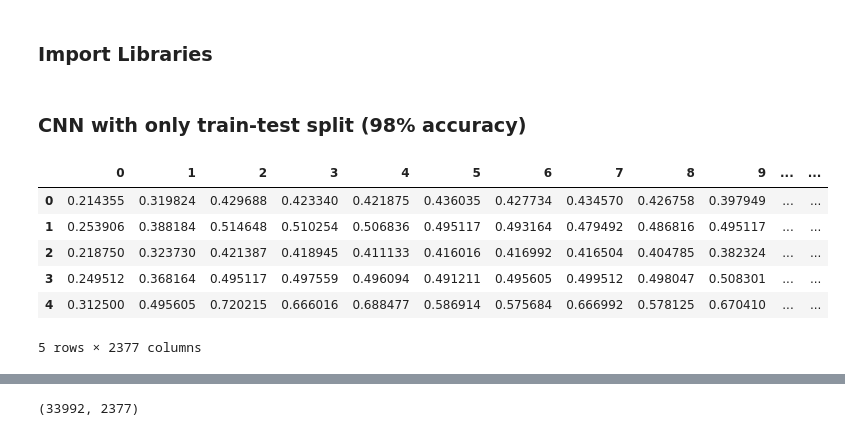
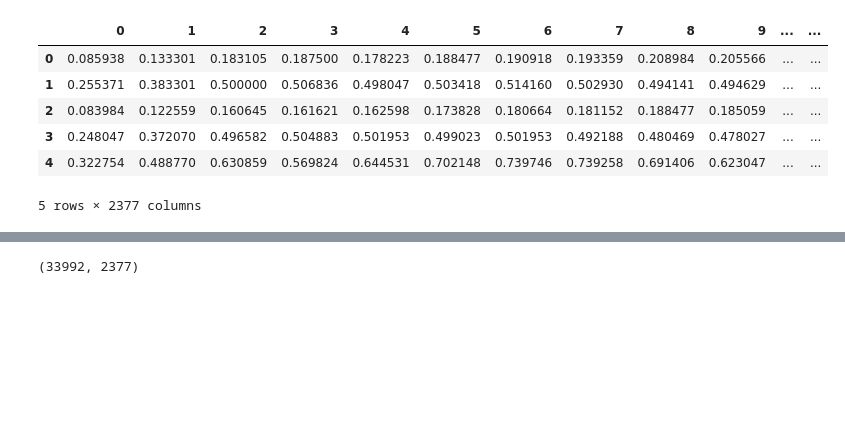
Before and after one commit to brancatellimat/speech-emotion-recognition, a Jupyter notebook: CNNClassifier.ipynb, the cells around one changed output, grey strips where cells are left out. Saved outputs shown, nothing was run; the diff lists cells and outputs as text; code cells hidden in the pictures; blank space fills up the shorter version.

```diff
--- a/CNNClassifier.ipynb
+++ b/CNNClassifier.ipynb
@@ -1,4 +1,2 @@
 # %% [markdown]
 <a href="https://colab.research.google.com/github/brancatellimat/speech-emotion-recognition/blob/main/CNNClassifier.ipynb" target="_parent"><img src="https://colab.research.google.com/assets/colab-badge.svg" alt="Open In Colab"/></a>
-# %% [markdown]
-### Import Libraries
@@ -43,16 +114,14 @@ import warnings
 if not sys.warnoptions:
     warnings.simplefilter("ignore")
 warnings.filterwarnings("ignore", category=DeprecationWarning)
-# %% [markdown]
-### CNN with only train-test split (98% accuracy)
 # %%
-features = pd.read_csv('/content/drive/MyDrive/Colab Notebooks/Audio Pattern Recognition/Project_Brancatelli/features.csv')
+features = pd.read_csv('/kaggle/input/features/features (1).csv')
 features.head()
 # %% [output]
 |  | 0 | 1 | 2 | 3 | 4 | 5 | 6 | 7 | 8 | 9 | ... | ... |
-| 0 | 0.214355 | 0.319824 | 0.429688 | 0.423340 | 0.421875 | 0.436035 | 0.427734 | 0.434570 | 0.426758 | 0.397949 | ... | ... |
-| 1 | 0.253906 | 0.388184 | 0.514648 | 0.510254 | 0.506836 | 0.495117 | 0.493164 | 0.479492 | 0.486816 | 0.495117 | ... | ... |
-| 2 | 0.218750 | 0.323730 | 0.421387 | 0.418945 | 0.411133 | 0.416016 | 0.416992 | 0.416504 | 0.404785 | 0.382324 | ... | ... |
-| 3 | 0.249512 | 0.368164 | 0.495117 | 0.497559 | 0.496094 | 0.491211 | 0.495605 | 0.499512 | 0.498047 | 0.508301 | ... | ... |
-| 4 | 0.312500 | 0.495605 | 0.720215 | 0.666016 | 0.688477 | 0.586914 | 0.575684 | 0.666992 | 0.578125 | 0.670410 | ... | ... |
+| 0 | 0.085938 | 0.133301 | 0.183105 | 0.187500 | 0.178223 | 0.188477 | 0.190918 | 0.193359 | 0.208984 | 0.205566 | ... | ... |
+| 1 | 0.255371 | 0.383301 | 0.500000 | 0.506836 | 0.498047 | 0.503418 | 0.514160 | 0.502930 | 0.494141 | 0.494629 | ... | ... |
+| 2 | 0.083984 | 0.122559 | 0.160645 | 0.161621 | 0.162598 | 0.173828 | 0.180664 | 0.181152 | 0.188477 | 0.185059 | ... | ... |
+| 3 | 0.248047 | 0.372070 | 0.496582 | 0.504883 | 0.501953 | 0.499023 | 0.501953 | 0.492188 | 0.480469 | 0.478027 | ... | ... |
+| 4 | 0.322754 | 0.488770 | 0.630859 | 0.569824 | 0.644531 | 0.702148 | 0.739746 | 0.739258 | 0.691406 | 0.623047 | ... | ... |
 5 rows × 2377 columns
```
Also changed, not shown: parts of 55 cells of this notebook.
